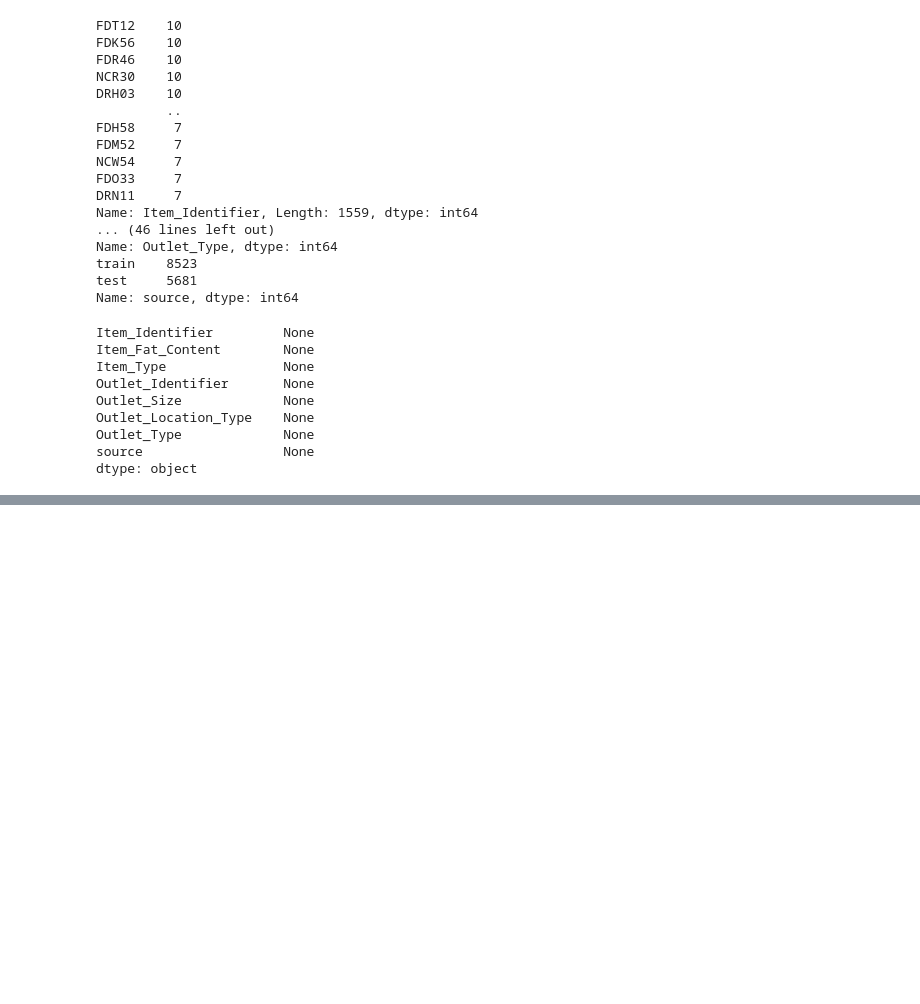
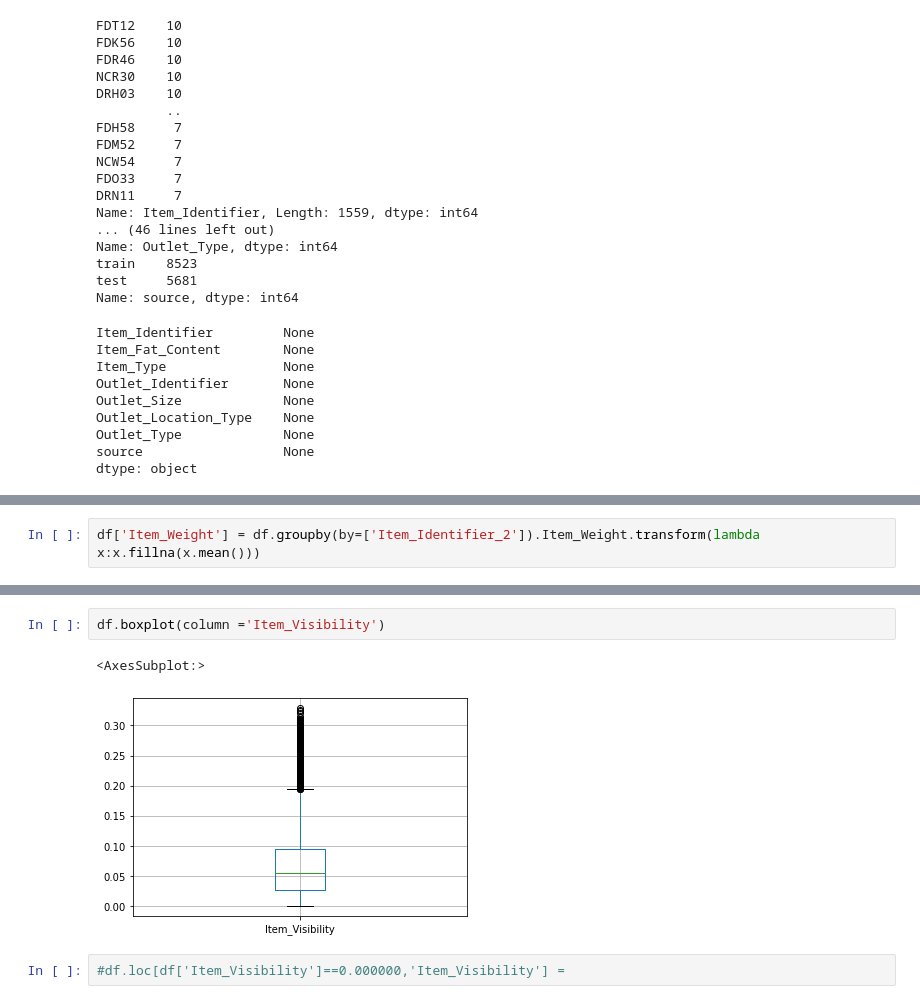
Before and after one commit to thiyanesh17/Datascience_Tasks, a Jupyter notebook: Bigmart_TG_practice.ipynb, the cells around one changed output, grey strips where cells are left out. Saved outputs shown, nothing was run; the diff lists cells and outputs as text; blank space fills up the shorter version.

```diff
--- a/Bigmart_TG_practice.ipynb
+++ b/Bigmart_TG_practice.ipynb
@@ -242,0 +551,2 @@ dtype: object
+# %%
+df['Item_Weight'] = df.groupby(by=['Item_Identifier_2']).Item_Weight.transform(lambda x:x.fillna(x.mean()))
@@ -242,0 +586,7 @@ dtype: object
+# %%
+df.boxplot(column ='Item_Visibility')
+# %% [output]
+<AxesSubplot:>
+[figure, added]
+# %%
+#df.loc[df['Item_Visibility']==0.000000,'Item_Visibility'] =
```
Also changed, not shown: parts of 37 cells of this notebook.
